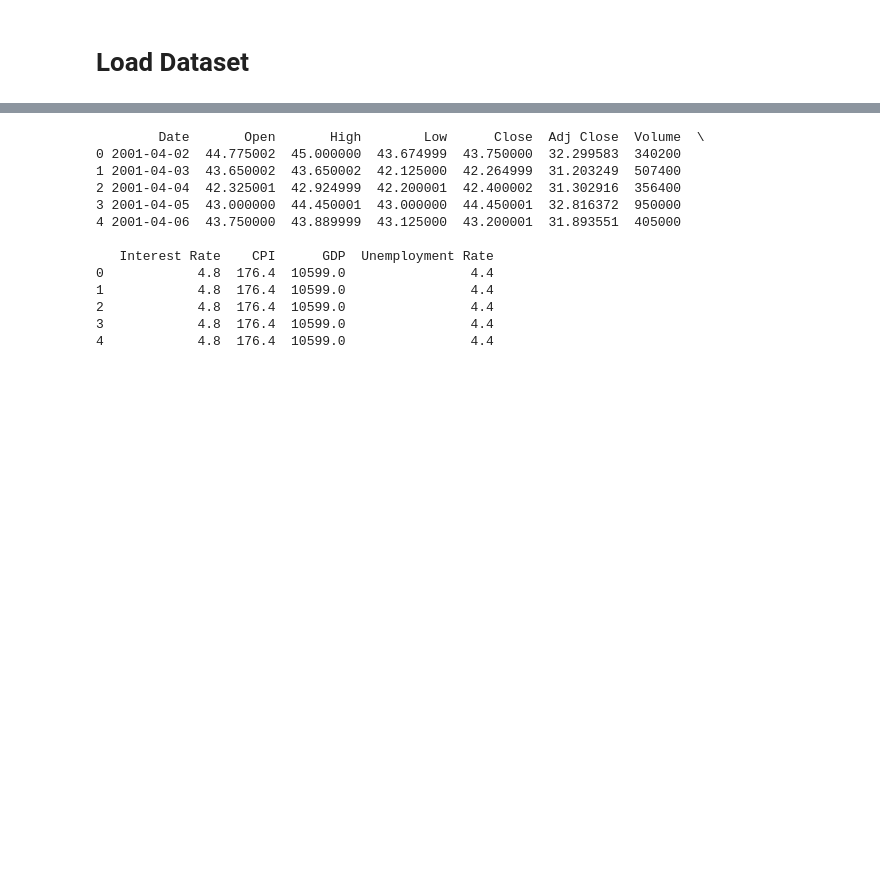
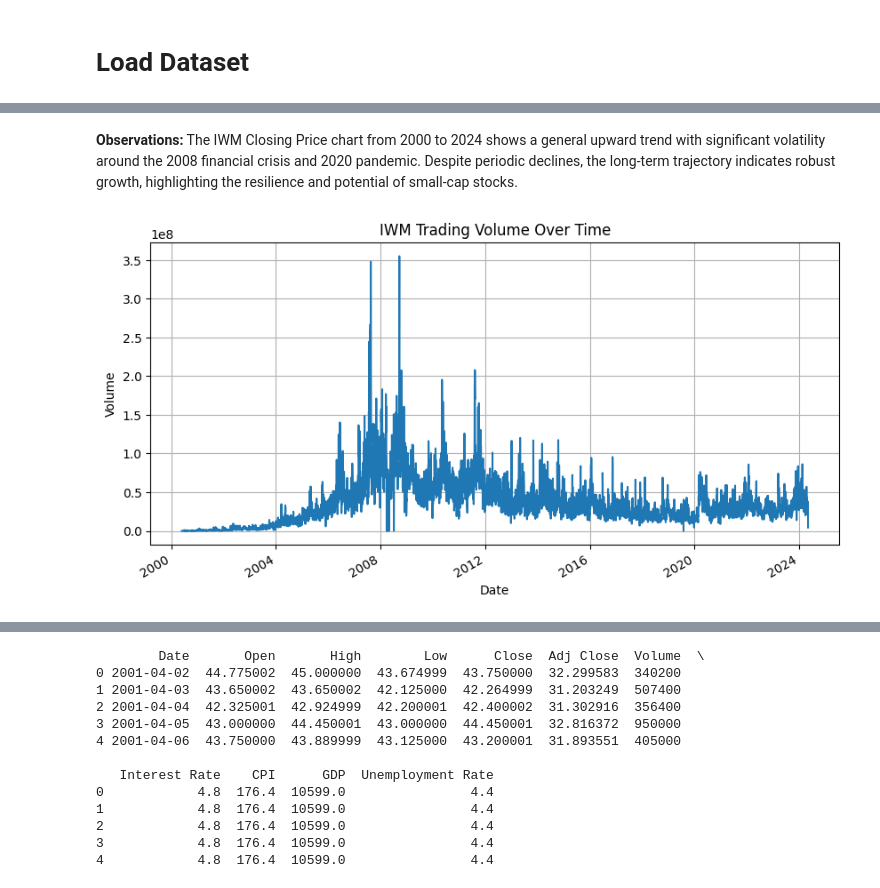
Before and after one commit to johri-lab/Algorithmic-ML-Trading-Strategy, a Jupyter notebook: EDA_and_classification.ipynb, the cells around one changed output, grey strips where cells are left out. Cells and saved outputs as stored; diff of their text form; code cells hidden in the pictures; blank space fills up the shorter version.

Commit message:
Added EDA and observations

```diff
--- a/EDA_and_classification.ipynb
+++ b/EDA_and_classification.ipynb
@@ -29,0 +70,12 @@ iwm_data = fetch_iwm_data()
+# %% [markdown]
+**Observations:** The IWM Closing Price chart from 2000 to 2024 shows a general upward trend with significant volatility around the 2008 financial crisis and 2020 pandemic. Despite periodic declines, the long-term trajectory indicates robust growth, highlighting the resilience and potential of small-cap stocks.
+# %%
+# Plotting volume
+iwm_data['Volume'].plot(figsize=(10, 5))
+plt.title('IWM Trading Volume Over Time')
+plt.xlabel('Date')
+plt.ylabel('Volume')
+plt.grid(True)
+plt.show()
+# %% [output]
+[figure, added]
```
Also changed, not shown: parts of 36 cells of this notebook.
